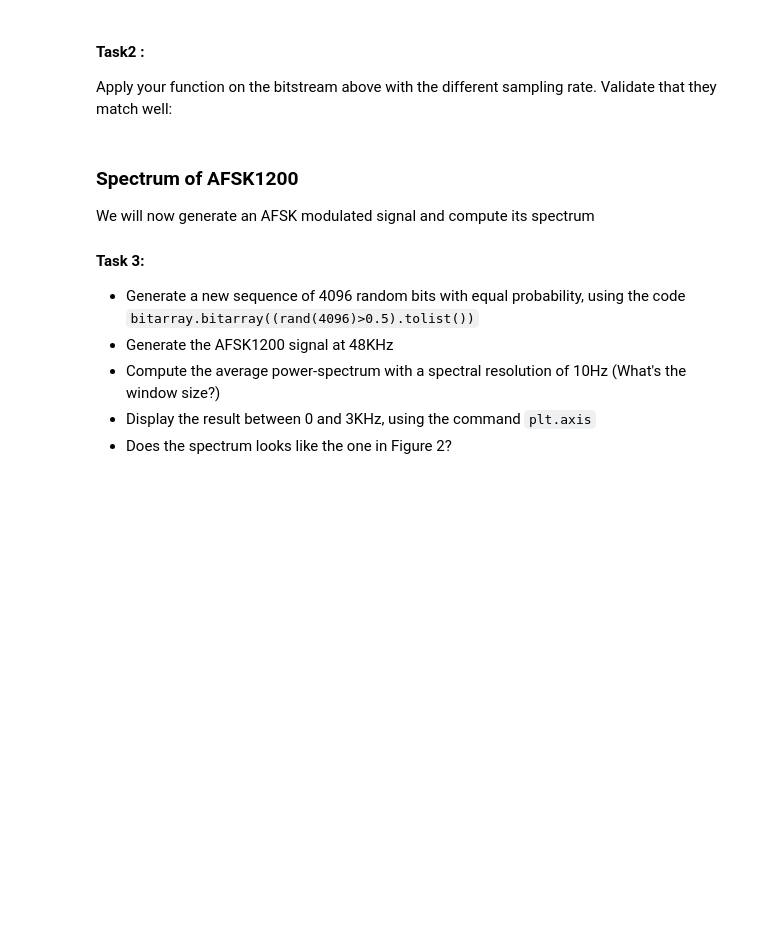
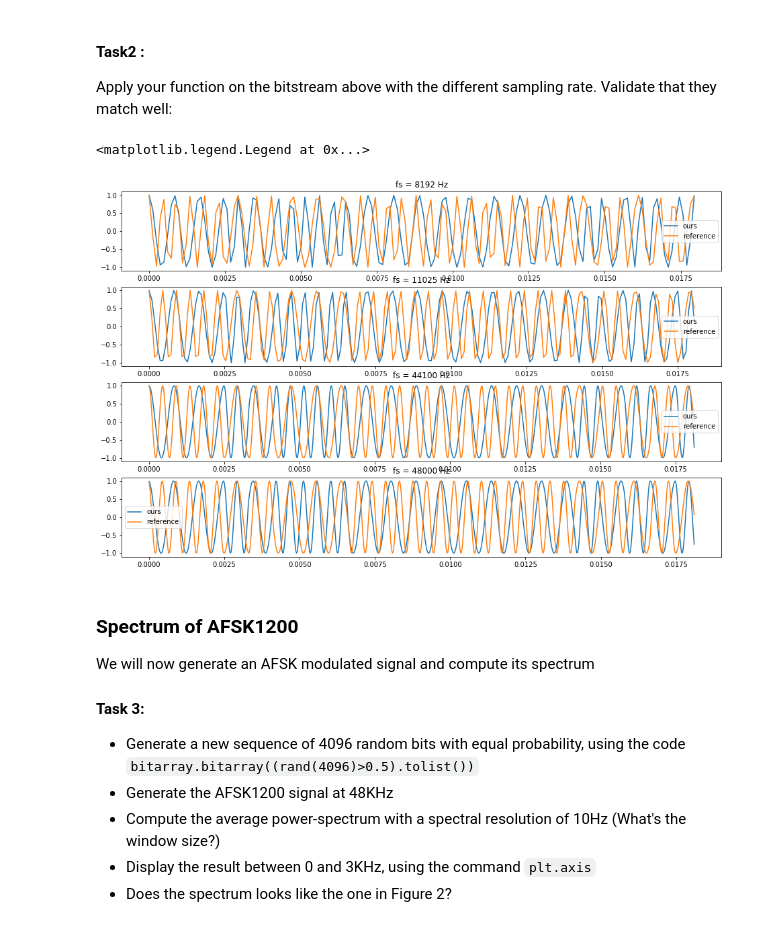
Before and after one commit to lm-t/ee123-labs, a Jupyter notebook: lab4_part_II/Lab4_Part_B-AFSK.ipynb, the cells around one changed output. Cells and saved outputs as stored; diff of their text form; code cells hidden in the pictures; blank space fills up the shorter version.

```diff
--- a/lab4_part_II/Lab4_Part_B-AFSK.ipynb
+++ b/lab4_part_II/Lab4_Part_B-AFSK.ipynb
@@ -122,3 +117,44 @@ bits_ref.frombytes(bytes_ref)
+# %%
+
+# bits_ref=bitarray.bitarray((rand(4096)>0.5).tolist())
+bytes_ref = bytes(testnpz['bits'])
+bits_ref = bitarray.bitarray()
+bits_ref.frombytes(bytes_ref)
+
+
+# Validation code
+fig = figure(figsize=(16,10))
+
+sig = afsk1200(bits_ref, fs = 8192)
+plt.subplot(411)
+plt.title('fs = 8192 Hz')
+plt.plot(r_[0.0:148]/8192, sig[:148])
+plt.plot(r_[0.0:148]/8192, sig_ref8192[:148])
+plt.legend(('ours', 'reference'))
+
+sig = afsk1200(bits_ref, fs = 11025)
+plt.subplot(412)
+plt.title('fs = 11025 Hz')
+plt.plot(r_[0.0:200]/11025, sig[:200])
+plt.plot(r_[0.0:200]/11025, sig_ref11025[:200])
+plt.legend(('ours', 'reference'))
+
+sig = afsk1200(bits_ref, fs = 44100)
+plt.subplot(413)
+plt.title('fs = 44100 Hz')
+plt.plot(r_[0.0:800]/44100, sig[:800])
+plt.plot(r_[0.0:800]/44100, sig_ref44100[:800])
+plt.legend(('ours', 'reference'))
+
+sig = afsk1200(bits_ref, fs = 48000)
+plt.subplot(414)
+plt.title('fs = 48000 Hz')
+plt.plot(r_[0.0:870]/48000, sig[:870])
+plt.plot(r_[0.0:870]/48000, sig_ref48000[:870])
+plt.legend(('ours', 'reference'))
+# %% [output]
+<matplotlib.legend.Legend at 0x...>
+[figure, added]
 # %% [markdown]
 ### Spectrum of AFSK1200
 
```
Also changed, not shown: parts of 14 cells of this notebook.
